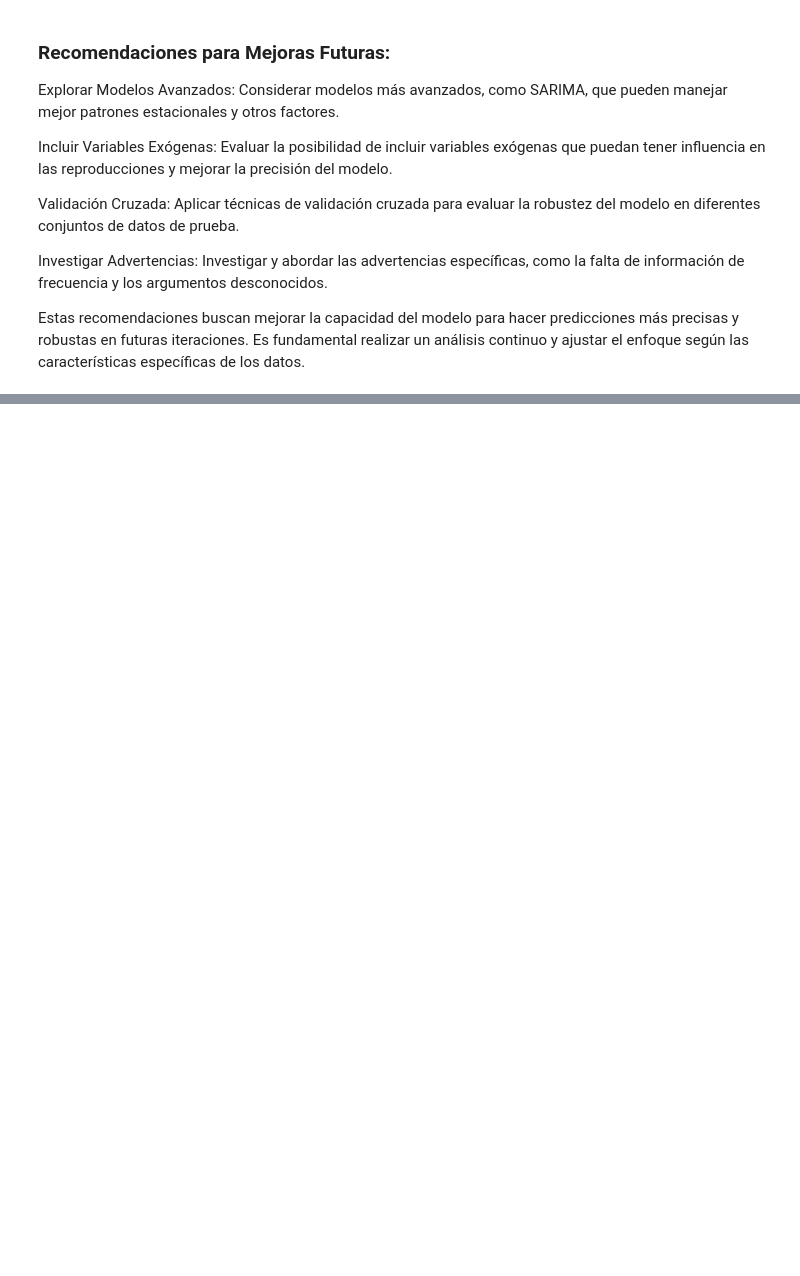
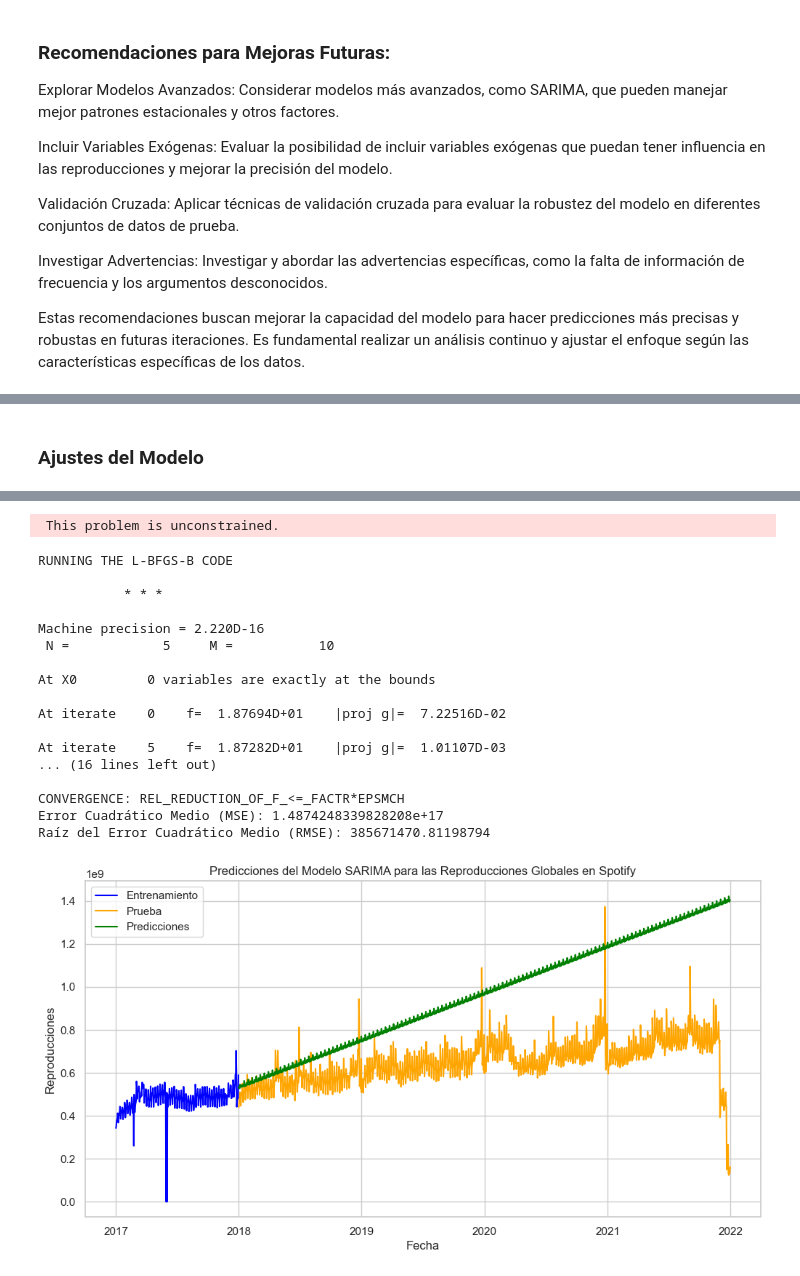
Before and after one commit to SergioGonzalez24/IA-TEC, a Jupyter notebook: Elisabetta/mod5/analisis/Analisis.ipynb, the cells around one changed output, grey strips where cells are left out. Cells and saved outputs as stored; diff of their text form; code cells hidden in the pictures; blank space fills up the shorter version.

```diff
--- a/Elisabetta/mod5/analisis/Analisis.ipynb
+++ b/Elisabetta/mod5/analisis/Analisis.ipynb
@@ -287,0 +353,46 @@ Estas recomendaciones buscan mejorar la capacidad del modelo para hacer predicci
+# %% [markdown]
+### Ajustes del Modelo
+# %%
+# Crear la serie temporal
+streams_per_date_global = file.groupby('date')['streams'].sum()
+
+# Visualizar la serie temporal
+sns.set(style="whitegrid")
+plt.figure(figsize=(10, 6))
+streams_per_date_global.plot(kind='line')
+plt.title('Reproducciones Globales en Spotify por Fecha')
+plt.xlabel('Fecha')
+plt.ylabel('Reproducciones')
+plt.grid(True)
+plt.show()
+
+# Dividir la serie temporal en conjunto de entrenamiento y prueba
+train = streams_per_date_global[:'2017-12-31']
+test = streams_per_date_global['2018-01-01':]
+
+# Ajustar un modelo SARIMA(1, 1, 1)(1, 1, 1, 12) a los datos de entrenamiento
+model = SARIMAX(train, order=(1, 1, 1), seasonal_order=(1, 1, 1, 12))
+model_fit = model.fit()
+
+# Realizar predicciones sobre el conjunto de prueba
+predictions = model_fit.predict(start=len(train), end=len(train) + len(test) - 1, dynamic=False)
+
+# Evaluación del modelo
+mse = mean_squared_error(test, predictions)
+rmse = np.sqrt(mse)
+
+print(f'Error Cuadrático Medio (MSE): {mse}')
+print(f'Raíz del Error Cuadrático Medio (RMSE): {rmse}')
+
+# Visualizar las predicciones frente a los datos reales
+plt.figure(figsize=(12, 6))
+plt.plot(train, label='Entrenamiento', color='blue')
+plt.plot(test, label='Prueba', color='orange')
+plt.plot(predictions, label='Predicciones', color='green')
+plt.title('Predicciones del Modelo SARIMA para las Reproducciones Globales en Spotify')
+plt.xlabel('Fecha')
+plt.ylabel('Reproducciones')
+plt.legend()
+plt.grid(True)
+plt.show()
+# %% [output]
@@ -287,0 +400,19 @@ Estas recomendaciones buscan mejorar la capacidad del modelo para hacer predicci
+ This problem is unconstrained.
+RUNNING THE L-BFGS-B CODE
+
+           * * *
+
+Machine precision = 2.220D-16
+ N =            5     M =           10
+
+At X0         0 variables are exactly at the bounds
+
+At iterate    0    f=  1.87694D+01    |proj g|=  7.22516D-02
+
+At iterate    5    f=  1.87282D+01    |proj g|=  1.01107D-03
+... (16 lines left out)
+
+CONVERGENCE: REL_REDUCTION_OF_F_<=_FACTR*EPSMCH
+Error Cuadrático Medio (MSE): 1.4874248339828208e+17
+Raíz del Error Cuadrático Medio (RMSE): 385671470.81198794
+[figure, added]
```
Also changed, not shown: parts of 14 cells of this notebook.
